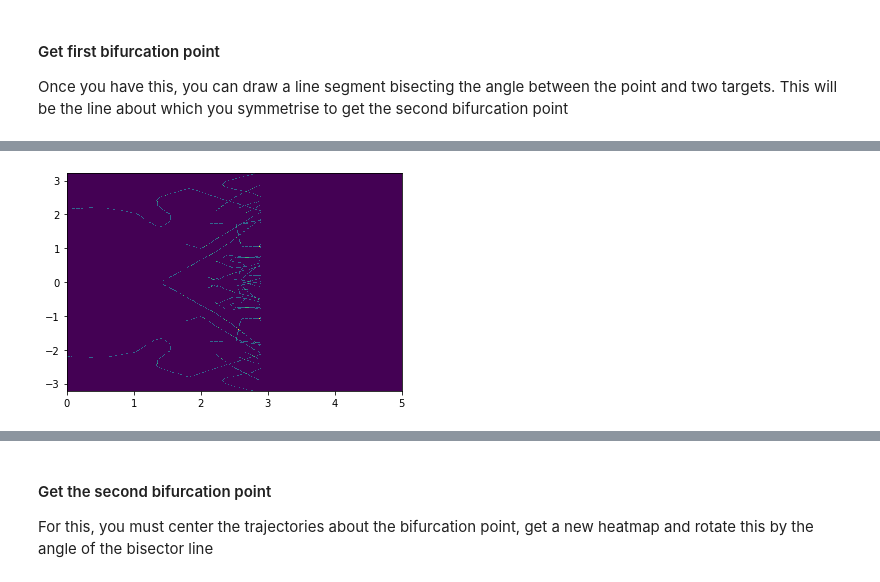
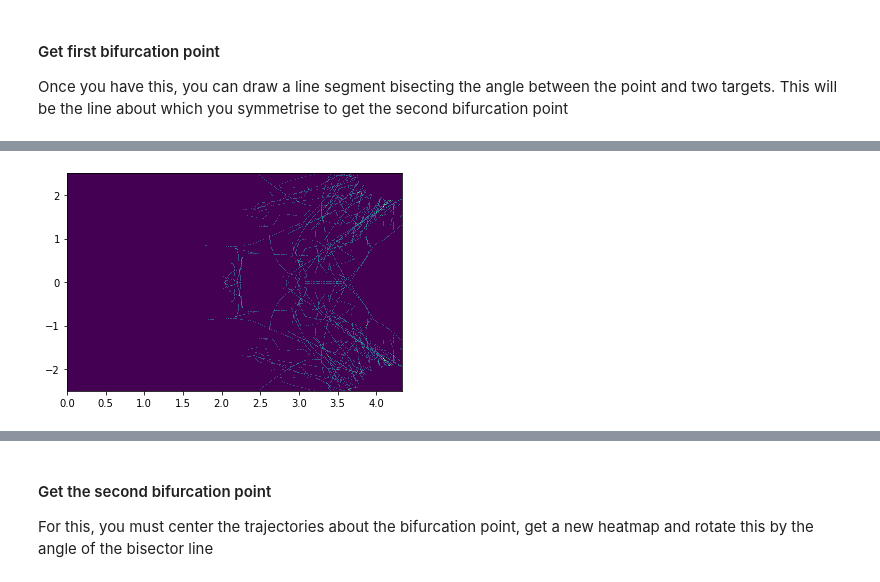
Before and after one commit to RnoB/fly-matrix, a Jupyter notebook: tracks_visualisation.ipynb, the cells around one changed output, grey strips where cells are left out. Drawn from its saved outputs; the diff is of its cells as text; code cells hidden in the pictures.

```diff
--- a/tracks_visualisation.ipynb
+++ b/tracks_visualisation.ipynb
@@ -479,5 +479,8 @@ if nPosts == 2:
     long_events = list(np.unique(df.loc[df["t"] > 26.5, "event"]))
 else:
     long_events = list(np.unique(df.loc[df["t"] > 24.5, "event"]))
+
+df_short = df[~df["event"].isin(long_events)]
+df_long = df[df["event"].isin(long_events)]
 # %% [output]
 [interactive output not drawn]
@@ -491,7 +487,12 @@ else:
 # %%
-x2s = np.array(df2["x"])
-y2s = np.array(df2["y"])
-t2s = np.uint8(np.array(df2["t"]))
+if long_ev == False:
+    xs = np.array(df_short["x"])
+    ys = np.array(df_short["y"])
+    ts = np.uint8(np.array(df_short["t"]))
+else:
+    xs = np.array(df_long["x"])
+    ys = np.array(df_long["y"])
+    ts = np.uint8(np.array(df_long["t"]))
 
 if nPosts == 2:
     post0_x = 5.0 * np.cos(np.pi / 6)
@@ -500,9 +501,9 @@ if nPosts == 2:
     post1_x = 5.0 * np.cos(np.pi / 6)
     post1_y = 5.0 * np.sin(np.pi / 6)
 else:
-    x2s = np.concatenate((x2s, x2s))
-    y2s = np.concatenate((y2s, -y2s))
-    t2s = np.concatenate((t2s, t2s))
+    xs = np.concatenate((xs, xs))
+    ys = np.concatenate((ys, -ys))
+    ts = np.concatenate((ts, ts))
 
     post0_x = 5.0 * np.cos(2 * np.pi / 9)
     post0_y = -5.0 * np.sin(2 * np.pi / 9)
@@ -533,9 +571,9 @@ def density_map(x, y, stats=True):
     h, xedge, yedge, image = plt.hist2d(x, y, bins=nbins, normed=True, range=r)
 
     if nPosts == 2:
-        tmp_img = np.flipud(np.rot90(cv2.GaussianBlur(h, blur, 0)))
+        tmp_img = np.rot90(cv2.GaussianBlur(h, blur, 0))
     else:
-        tmp_img = np.flipud(np.rot90(cv2.GaussianBlur(h, blur, 0)))
+        tmp_img = np.rot90(cv2.GaussianBlur(h, blur, 0))
 
     tmp_img /= np.max(tmp_img)
 
@@ -552,8 +590,8 @@ for idx, t in enumerate(range(tmin, tmax - window_size)):
     window_min = t
     window_max = t + window_size
 
-    x = x2s[(t2s > window_min) & (t2s < window_max)]
-    y = y2s[(t2s > window_min) & (t2s < window_max)]
+    x = xs[(ts > window_min) & (ts < window_max)]
+    y = ys[(ts > window_min) & (ts < window_max)]
     tmp_img = density_map(x, y, stats=False)
 
     if idx == 0:
@@ -641,9 +676,9 @@ if nPosts == 2:
     bif_pt = 2.5
     params1 = [3, 1, 1]
 
-    x_sub = np.concatenate((x2s, x2s))
-    y_sub = np.concatenate((y2s, -y2s))
-    t_sub = np.concatenate((t2s, t2s))
+    x_sub = np.concatenate((xs, xs))
+    y_sub = np.concatenate((ys, -ys))
+    t_sub = np.concatenate((ts, ts))
 
     tmin = 0
     tmax = 30
@@ -680,9 +715,9 @@ else:
     bif_pt = 0.8
     params1 = [1, 1, 0.5]
 
-    xs1 = x2s[x2s < 2.9]
-    ys1 = y2s[x2s < 2.9]
-    ts1 = t2s[x2s < 2.9]
+    xs1 = xs[xs < 2.9]
+    ys1 = ys[xs < 2.9]
+    ts1 = ts[xs < 2.9]
 
     x_sub = np.concatenate((xs1, xs1))
     y_sub = np.concatenate((ys1, -ys1))
@@ -692,34 +727,34 @@ else:
     tmax = 25
     for idx, t in enumerate(range(tmin, tmax)):
         window_min = t
         window_max = t + window_size
 
         x = x_sub[(t_sub > window_min) & (t_sub < window_max)]
         y = y_sub[(t_sub > window_min) & (t_sub < window_max)]
         tmp_img2 = density_map(x, y, stats=True)
 
         if idx == 0:
             tmp_img = tmp_img2
         else:
             tmp_img = np.fmax(tmp_img2, tmp_img)
 
     x_fit = np.where(tmp_img > peak_threshold)[1] * post1_x / nbins
     y_fit = (
         np.where(tmp_img > peak_threshold)[0] * (post0_y - post2_y) / nbins + post2_y
     )
 
     x_fit = x_fit
     y_fit = np.abs(y_fit)
     y_fit = y_fit[x_fit > bif_pt]
     x_fit = x_fit[x_fit > bif_pt]
 
     for i in range(0, 10):
         fit_params, pcov = curve_fit(
             fitfunc_vec_self, x_fit, y_fit, p0=params1, maxfev=10000
         )
         params1 = fit_params
 # %% [output]
-[figure, old version]
+[figure, new version]
 [interactive output not drawn]
 # %%
 if nPosts == 2:
```
Also changed, not shown: parts of 10 cells of this notebook, 10 other files.
